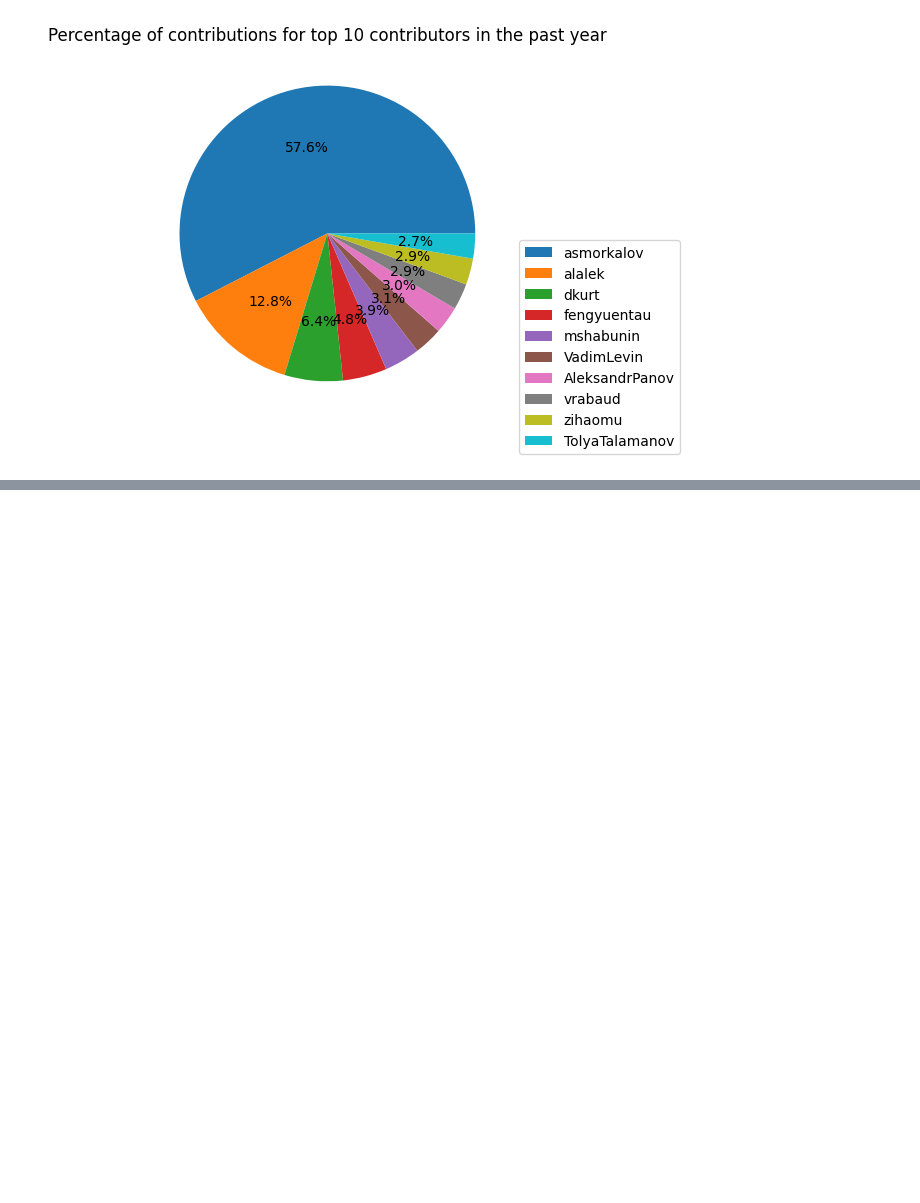
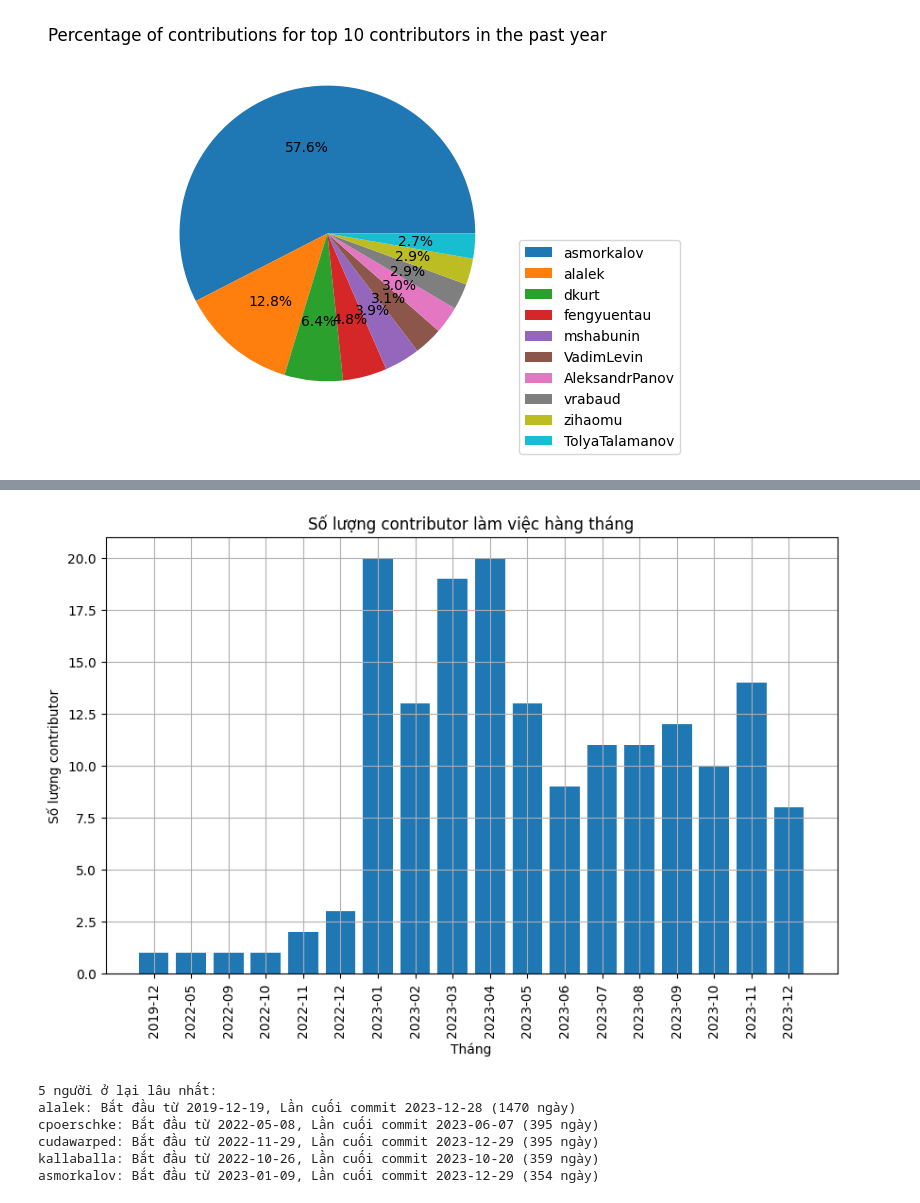
Before and after one commit to Quang10A3ChuyenBo/BTL, a Jupyter notebook: BTL/contributer.ipynb, the cells around one changed output, grey strips where cells are left out. Cells and saved outputs as stored; diff of their text form; code cells hidden in the pictures; blank space fills up the shorter version.

```diff
--- a/BTL/contributer.ipynb
+++ b/BTL/contributer.ipynb
@@ -56,0 +77,43 @@ contributor_work_period.to_csv('contributor_work_period.csv')
+# %%
+import pandas as pd
+import matplotlib.pyplot as plt
+from collections import Counter
+from datetime import datetime
+
+# Đọc dữ liệu từ file contributor_work_period.csv
+df = pd.read_csv('contributor_work_period.csv')
+
+# Tính toán số lượng contributor làm việc hàng tháng
+df['Month'] = pd.to_datetime(df['First Commit']).dt.strftime('%Y-%m')
+monthly_contributors = dict(Counter(df['Month']))
+
+# Sắp xếp các tháng theo thứ tự
+sorted_months = sorted(monthly_contributors.keys(), key=lambda x: datetime.strptime(x, '%Y-%m'))
+sorted_values = [monthly_contributors[month] for month in sorted_months]
+
+# Vẽ biểu đồ cột
+plt.figure(figsize=(10, 6))
+plt.bar(sorted_months, sorted_values)
+plt.title('Số lượng contributor làm việc hàng tháng')
+plt.xlabel('Tháng')
+plt.ylabel('Số lượng contributor')
+plt.xticks(rotation=90)
+plt.grid()
+plt.show()
+# %% [output]
+[figure, added]
+# %%
+# In ra 5 người ở lại lâu nhất
+top_5_contributors = df.nlargest(5, 'Work Period')
+print("5 người ở lại lâu nhất:")
+for _, row in top_5_contributors.iterrows():
+    first_commit = pd.to_datetime(row['First Commit']).strftime('%Y-%m-%d')
+    last_commit = pd.to_datetime(row['Last Commit']).strftime('%Y-%m-%d')
+    print(f"{row['Contributor']}: Bắt đầu từ {first_commit}, Lần cuối commit {last_commit} ({row['Work Period'].days} ngày)")
+# %% [output]
+5 người ở lại lâu nhất:
+alalek: Bắt đầu từ 2019-12-19, Lần cuối commit 2023-12-28 (1470 ngày)
+cpoerschke: Bắt đầu từ 2022-05-08, Lần cuối commit 2023-06-07 (395 ngày)
+cudawarped: Bắt đầu từ 2022-11-29, Lần cuối commit 2023-12-29 (395 ngày)
+kallaballa: Bắt đầu từ 2022-10-26, Lần cuối commit 2023-10-20 (359 ngày)
+asmorkalov: Bắt đầu từ 2023-01-09, Lần cuối commit 2023-12-29 (354 ngày)
```
Also changed, not shown: parts of 1 cell of this notebook, 4 other files.
